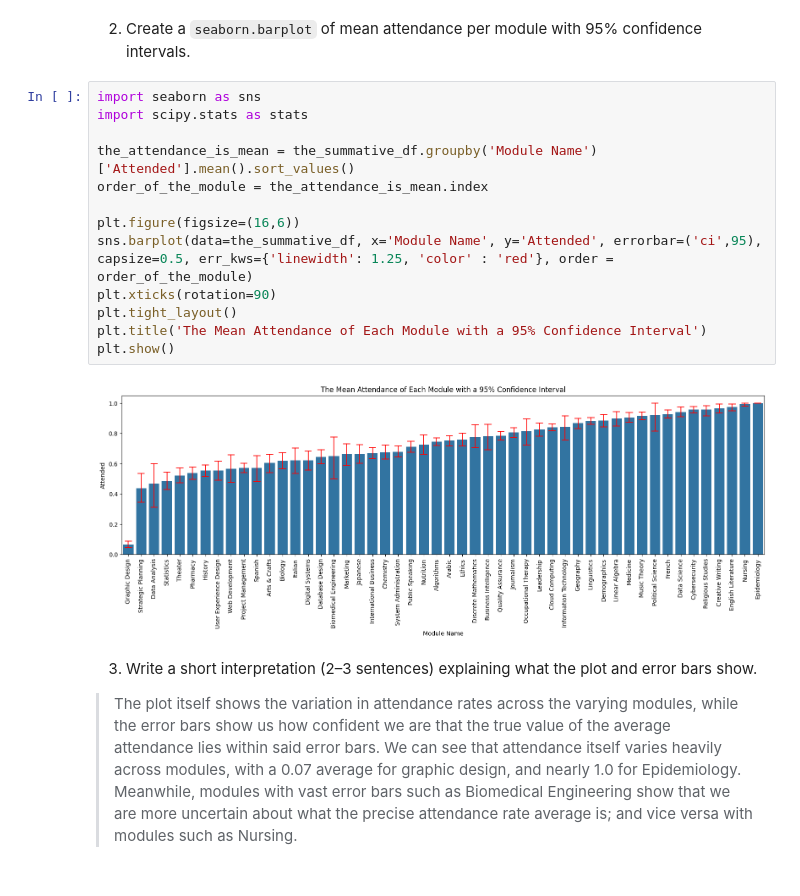
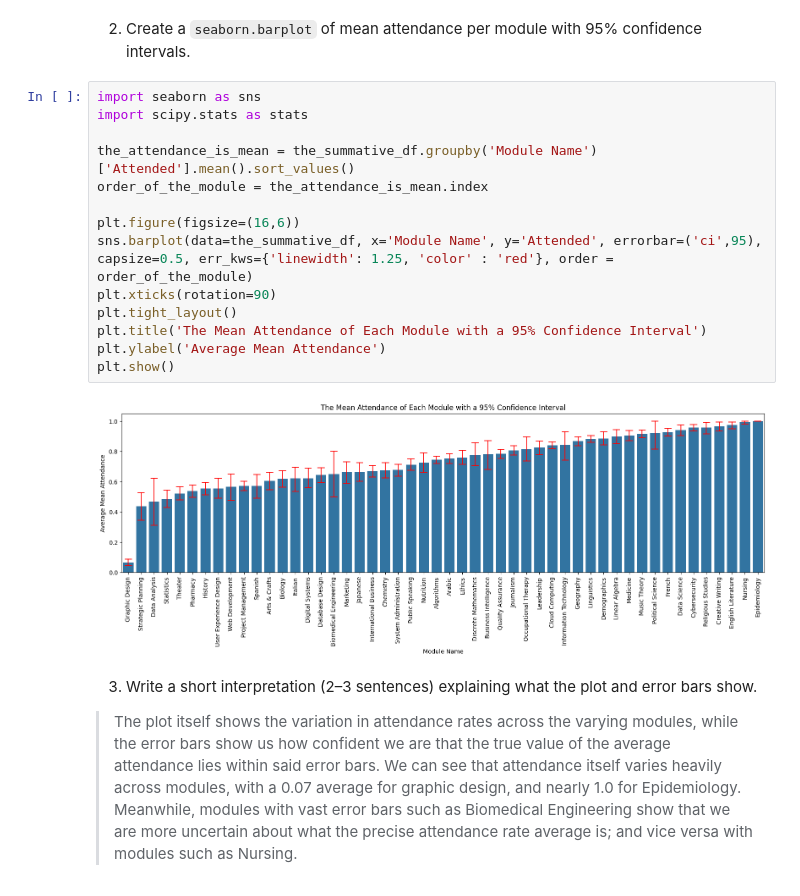
Before and after one commit to StemmedAxis06/M6006_assignment2_23360932014, a Jupyter notebook: summative1-1.ipynb, the cells around one changed output. Saved outputs shown, nothing was run; the diff lists cells and outputs as text.

```diff
--- a/summative1-1.ipynb
+++ b/summative1-1.ipynb
@@ -383,18 +383,19 @@ ACs_hit_list
 # %%
 import seaborn as sns
 import scipy.stats as stats
 
 the_attendance_is_mean = the_summative_df.groupby('Module Name')['Attended'].mean().sort_values()
 order_of_the_module = the_attendance_is_mean.index
 
 plt.figure(figsize=(16,6))
 sns.barplot(data=the_summative_df, x='Module Name', y='Attended', errorbar=('ci',95), capsize=0.5, err_kws={'linewidth': 1.25, 'color' : 'red'}, order = order_of_the_module)
 plt.xticks(rotation=90)
 plt.tight_layout()
 plt.title('The Mean Attendance of Each Module with a 95% Confidence Interval')
+plt.ylabel('Average Mean Attendance')
 plt.show()
 # %% [output]
-[figure, old version]
+[figure, new version]
 # %% [markdown]
 3. Write a short interpretation (2–3 sentences) explaining what the plot and error bars show.
 
```
